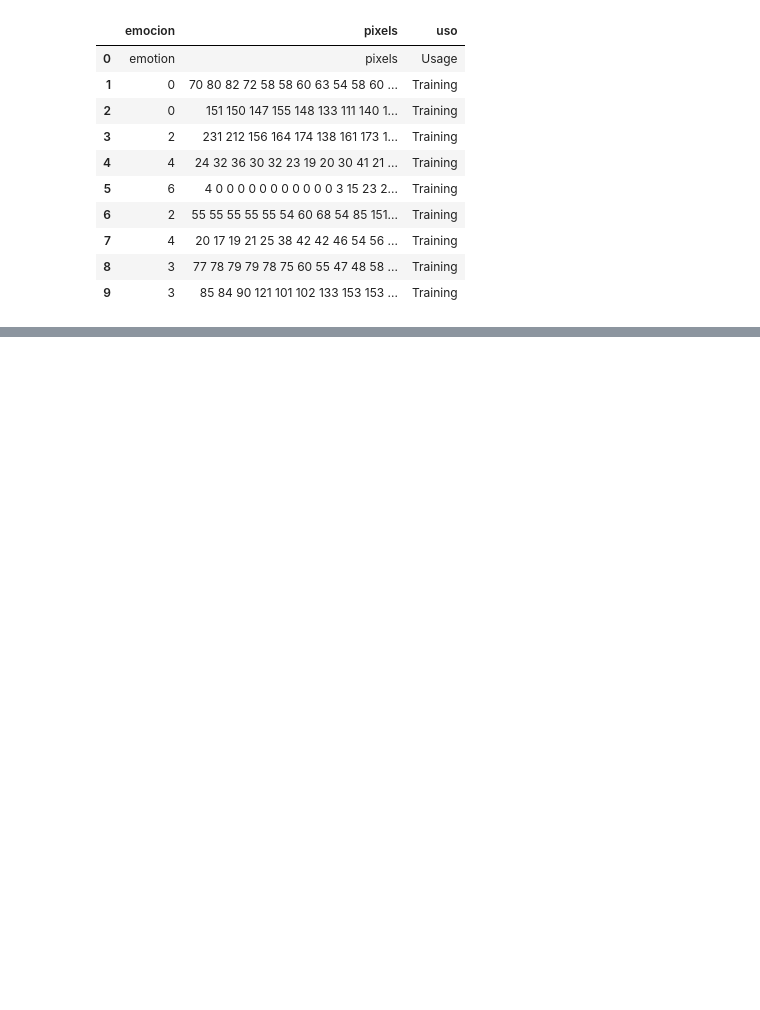
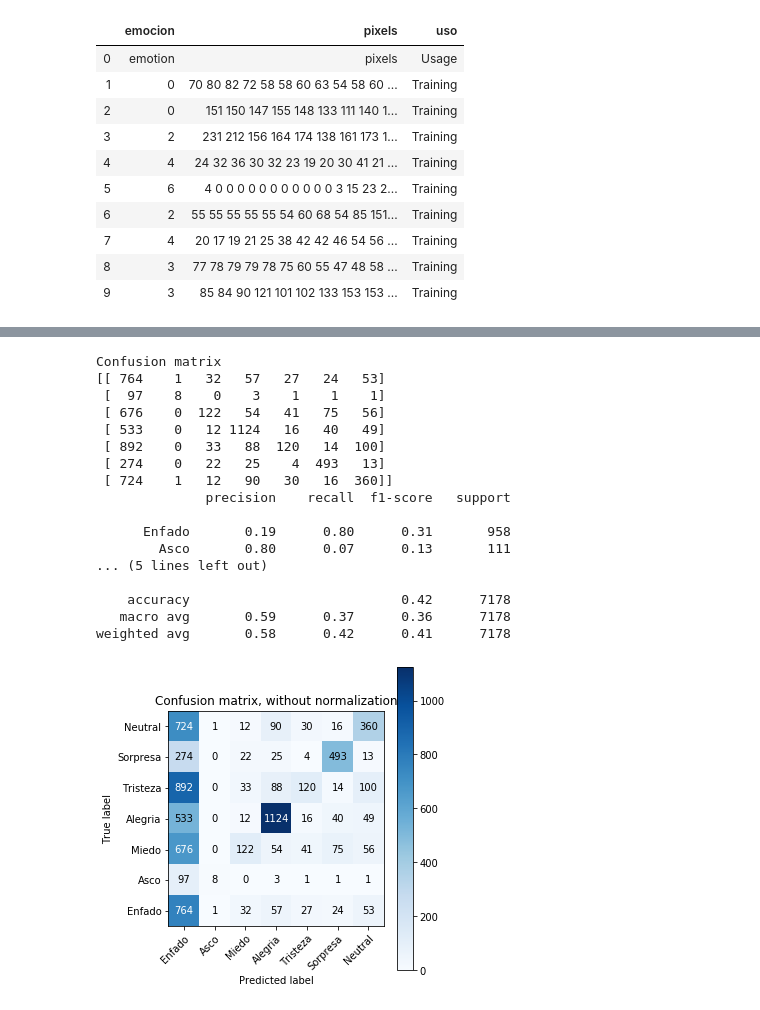
Before and after one commit to matgar03/TFGMGP, a Jupyter notebook: Notebooks/Le-Net 5.ipynb, the cells around one changed output, grey strips where cells are left out. Saved outputs shown, nothing was run; the diff lists cells and outputs as text; code cells hidden in the pictures; blank space fills up the shorter version.

```diff
--- a/Notebooks/Le-Net 5.ipynb
+++ b/Notebooks/Le-Net 5.ipynb
@@ -125,0 +275,7 @@ model.compile(loss='categorical_crossentropy', optimizer=optimizer, metrics=['ac
+# %%
+
+
+mc = ModelCheckpoint('.ln5_2.hdf5', save_best_only=True, monitor='val_loss', mode='min')
+cb =  [es,mc,rlr]
+
+model.fit(X_train, Y_train, validation_data=(X_test, Y_test), epochs=epochs, batch_size=64, callbacks = cb)
@@ -125,0 +301,29 @@ model.compile(loss='categorical_crossentropy', optimizer=optimizer, metrics=['ac
+# %%
+model.load_weights('.ln5_2.hdf5')
+pred = np.array(model.predict(X_test))
+pred = np.around(pred)
+pred = pred.astype(int)
+Y_test = Y_test.astype(int)
+
+
+plot_confusion_matrix(Y_test.argmax(axis=1),pred.argmax(axis=1),label_map)
+print(cr(Y_test.argmax(axis=1),pred.argmax(axis=1),target_names = label_map))
+# %% [output]
+Confusion matrix
+[[ 764    1   32   57   27   24   53]
+ [  97    8    0    3    1    1    1]
+ [ 676    0  122   54   41   75   56]
+ [ 533    0   12 1124   16   40   49]
+ [ 892    0   33   88  120   14  100]
+ [ 274    0   22   25    4  493   13]
+ [ 724    1   12   90   30   16  360]]
+              precision    recall  f1-score   support
+
+      Enfado       0.19      0.80      0.31       958
+        Asco       0.80      0.07      0.13       111
+... (5 lines left out)
+
+    accuracy                           0.42      7178
+   macro avg       0.59      0.37      0.36      7178
+weighted avg       0.58      0.42      0.41      7178
+[figure, added]
```
Also changed, not shown: parts of 32 cells of this notebook, 5 other files.
